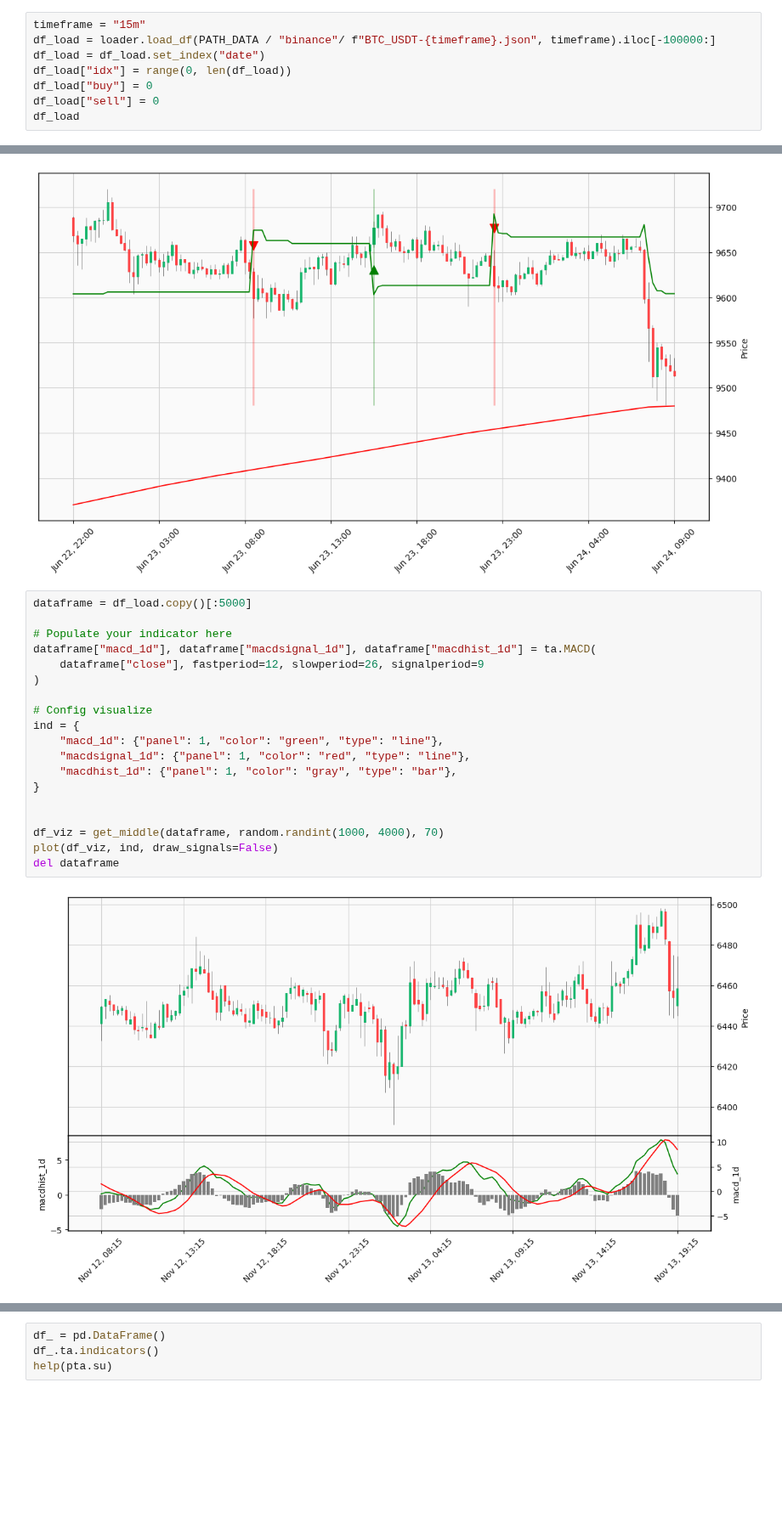
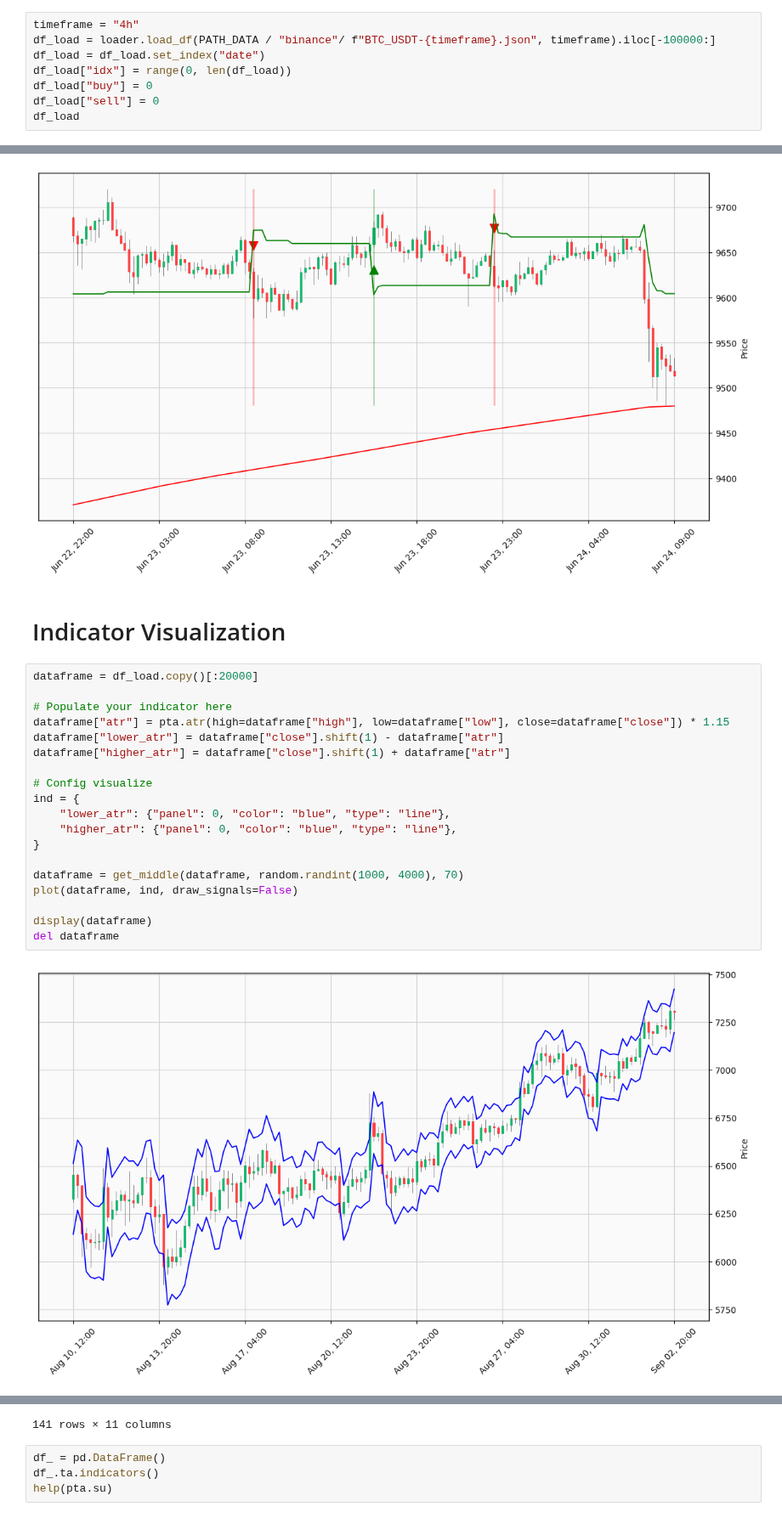
Before and after one commit to webclinic017/superft, a Jupyter notebook: notebooks/Strategy Builder.ipynb, the cells around one changed output, grey strips where cells are left out. Shown at 85% size. Drawn from its saved outputs; the diff is of its cells as text; blank space fills up the shorter version.

```diff
--- a/notebooks/Strategy Builder.ipynb
+++ b/notebooks/Strategy Builder.ipynb
@@ -176,7 +176,7 @@ env: WANDB_SILENT=true
 # %% [markdown]
 # Build Any Strategy
 # %%
-timeframe = "15m"
+timeframe = "4h"
 df_load = loader.load_df(PATH_DATA / "binance"/ f"BTC_USDT-{timeframe}.json", timeframe).iloc[-100000:]
 df_load = df_load.set_index("date")
 df_load["idx"] = range(0, len(df_load))
@@ -269,24 +271,26 @@ Buy signals: 500 | Sell signals: 984
 Index BUY: 58956 | Index SELL: 36322
 Showing BUY example
 [figure]
+# %% [markdown]
+# Indicator Visualization
 # %%
-dataframe = df_load.copy()[:5000]
+dataframe = df_load.copy()[:20000]
 
 # Populate your indicator here
-dataframe["macd_1d"], dataframe["macdsignal_1d"], dataframe["macdhist_1d"] = ta.MACD(
-    dataframe["close"], fastperiod=12, slowperiod=26, signalperiod=9
-)
+dataframe["atr"] = pta.atr(high=dataframe["high"], low=dataframe["low"], close=dataframe["close"]) * 1.15
+dataframe["lower_atr"] = dataframe["close"].shift(1) - dataframe["atr"]
+dataframe["higher_atr"] = dataframe["close"].shift(1) + dataframe["atr"]
 
 # Config visualize
 ind = {
-    "macd_1d": {"panel": 1, "color": "green", "type": "line"},
-    "macdsignal_1d": {"panel": 1, "color": "red", "type": "line"},
-    "macdhist_1d": {"panel": 1, "color": "gray", "type": "bar"},
+    "lower_atr": {"panel": 0, "color": "blue", "type": "line"},
+    "higher_atr": {"panel": 0, "color": "blue", "type": "line"},
 }
 
+dataframe = get_middle(dataframe, random.randint(1000, 4000), 70)
+plot(dataframe, ind, draw_signals=False)
 
-df_viz = get_middle(dataframe, random.randint(1000, 4000), 70)
-plot(df_viz, ind, draw_signals=False)
+display(dataframe)
 del dataframe
 # %% [output]
-[figure, old version]
+[figure, new version]
@@ -293,3 +310,4 @@ del dataframe
+141 rows × 11 columns
 # %%
 df_ = pd.DataFrame()
 df_.ta.indicators()
```
Also changed, not shown: parts of 5 cells of this notebook, 49 other files.
